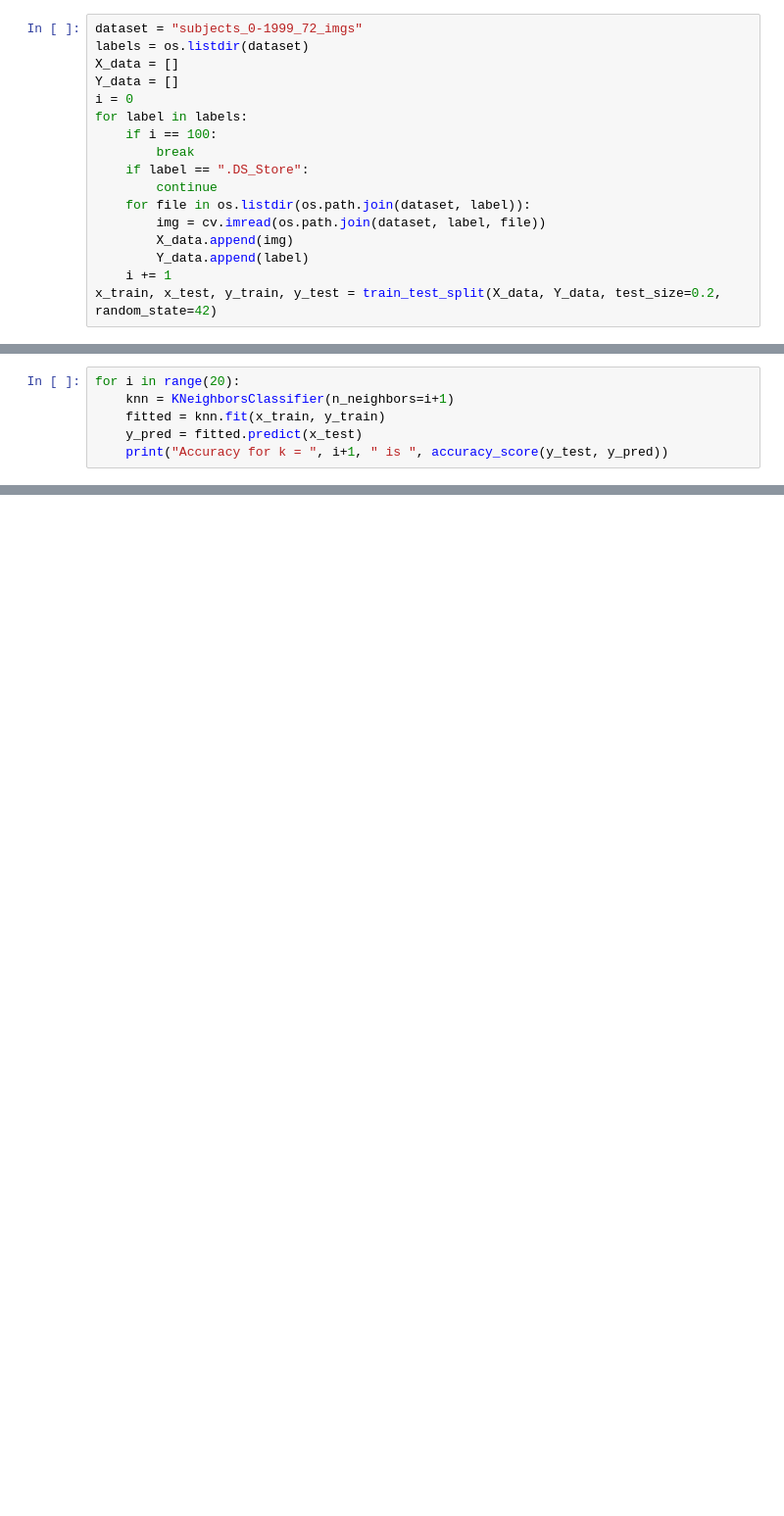
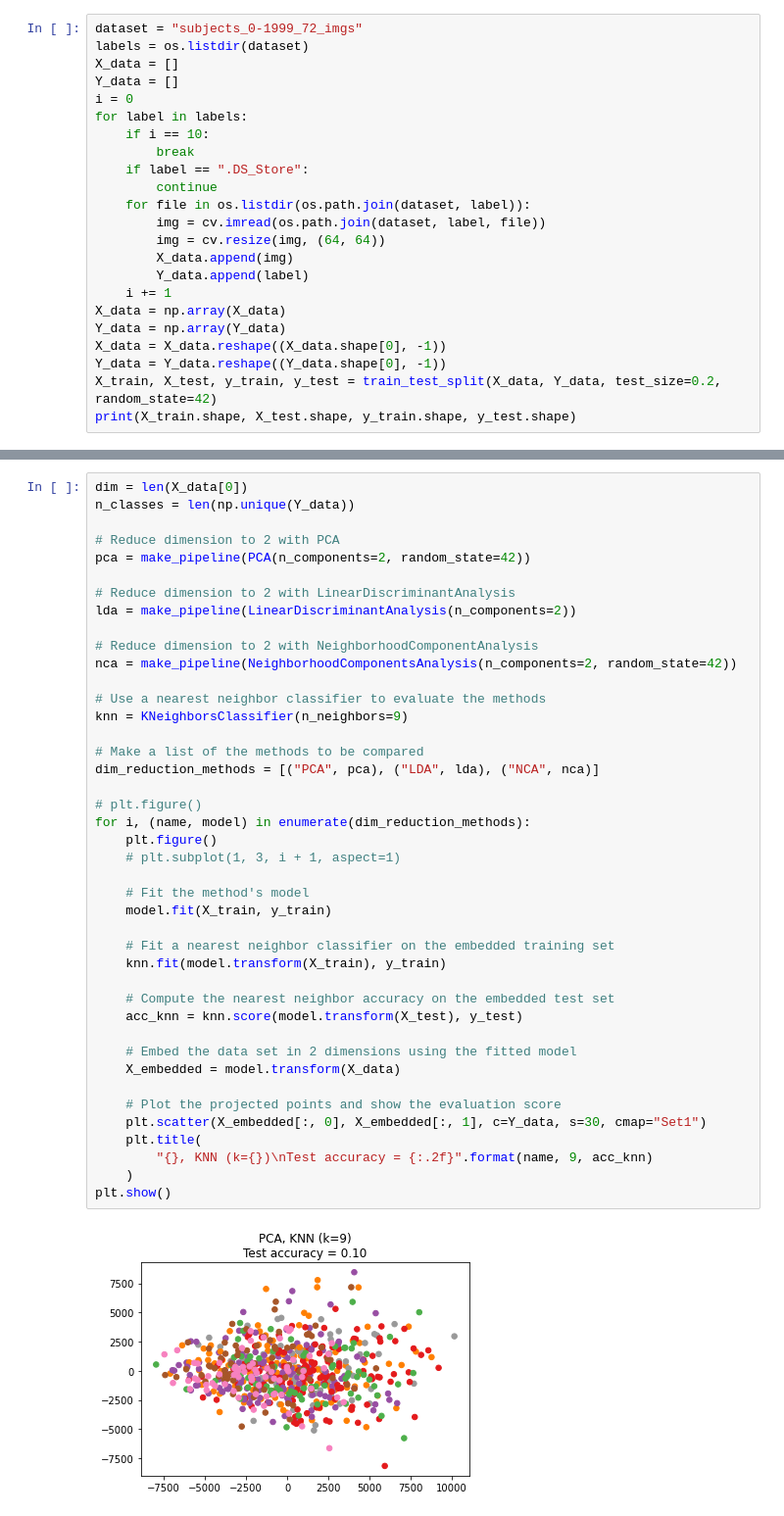
Before and after one commit to devg24/Facial-Recognition, a Jupyter notebook: main.ipynb, the cells around one changed output, grey strips where cells are left out. Shown: that part at 98% size. Saved outputs shown, nothing was run; the diff lists cells and outputs as text; blank space fills up the shorter version.

```diff
--- a/main.ipynb
+++ b/main.ipynb
@@ -33,13 +35,19 @@ X_data = []
 Y_data = []
 i = 0
 for label in labels:
-    if i == 100:
+    if i == 10:
         break
     if label == ".DS_Store":
         continue
     for file in os.listdir(os.path.join(dataset, label)):
         img = cv.imread(os.path.join(dataset, label, file))
+        img = cv.resize(img, (64, 64))
         X_data.append(img)
         Y_data.append(label)
     i += 1
-x_train, x_test, y_train, y_test = train_test_split(X_data, Y_data, test_size=0.2, random_state=42)
+X_data = np.array(X_data)
+Y_data = np.array(Y_data)
+X_data = X_data.reshape((X_data.shape[0], -1))
+Y_data = Y_data.reshape((Y_data.shape[0], -1))
+X_train, X_test, y_train, y_test = train_test_split(X_data, Y_data, test_size=0.2, random_state=42)
+print(X_train.shape, X_test.shape, y_train.shape, y_test.shape)
@@ -57,6 +68,0 @@ fitted = knn.fit(x_train, y_train)
-# %%
-for i in range(20):
-    knn = KNeighborsClassifier(n_neighbors=i+1)
-    fitted = knn.fit(x_train, y_train)
-    y_pred = fitted.predict(x_test)
-    print("Accuracy for k = ", i+1, " is ", accuracy_score(y_test, y_pred))
@@ -88,0 +69,44 @@ Accuracy:  0.10972222222222222
+# %%
+dim = len(X_data[0])
+n_classes = len(np.unique(Y_data))
+
+# Reduce dimension to 2 with PCA
+pca = make_pipeline(PCA(n_components=2, random_state=42))
+
+# Reduce dimension to 2 with LinearDiscriminantAnalysis
+lda = make_pipeline(LinearDiscriminantAnalysis(n_components=2))
+
+# Reduce dimension to 2 with NeighborhoodComponentAnalysis
+nca = make_pipeline(NeighborhoodComponentsAnalysis(n_components=2, random_state=42))
+
+# Use a nearest neighbor classifier to evaluate the methods
+knn = KNeighborsClassifier(n_neighbors=9)
+
+# Make a list of the methods to be compared
+dim_reduction_methods = [("PCA", pca), ("LDA", lda), ("NCA", nca)]
+
+# plt.figure()
+for i, (name, model) in enumerate(dim_reduction_methods):
+    plt.figure()
+    # plt.subplot(1, 3, i + 1, aspect=1)
+
+    # Fit the method's model
+    model.fit(X_train, y_train)
+
+    # Fit a nearest neighbor classifier on the embedded training set
+    knn.fit(model.transform(X_train), y_train)
+
+    # Compute the nearest neighbor accuracy on the embedded test set
+    acc_knn = knn.score(model.transform(X_test), y_test)
+
+    # Embed the data set in 2 dimensions using the fitted model
+    X_embedded = model.transform(X_data)
+
+    # Plot the projected points and show the evaluation score
+    plt.scatter(X_embedded[:, 0], X_embedded[:, 1], c=Y_data, s=30, cmap="Set1")
+    plt.title(
+        "{}, KNN (k={})\nTest accuracy = {:.2f}".format(name, 9, acc_knn)
+    )
+plt.show()
+# %% [output]
+[figure, added]
```
Also changed, not shown: parts of 10 cells of this notebook, 2 other files.
